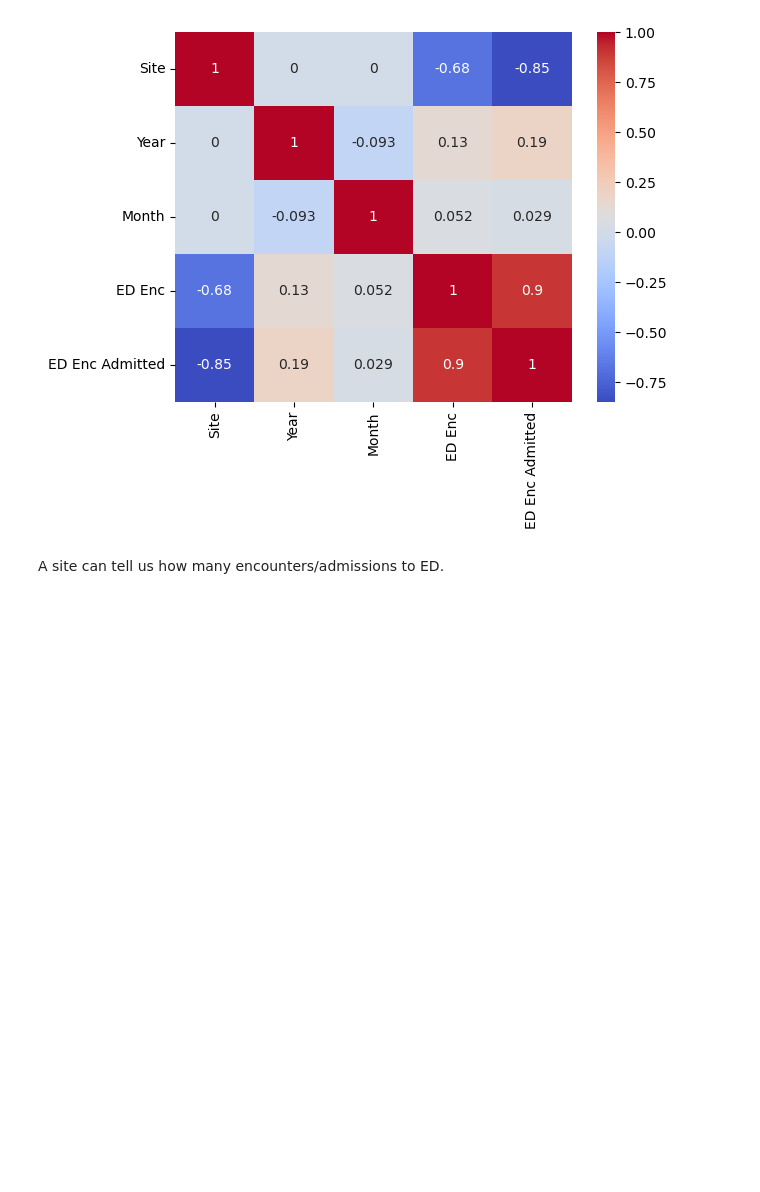
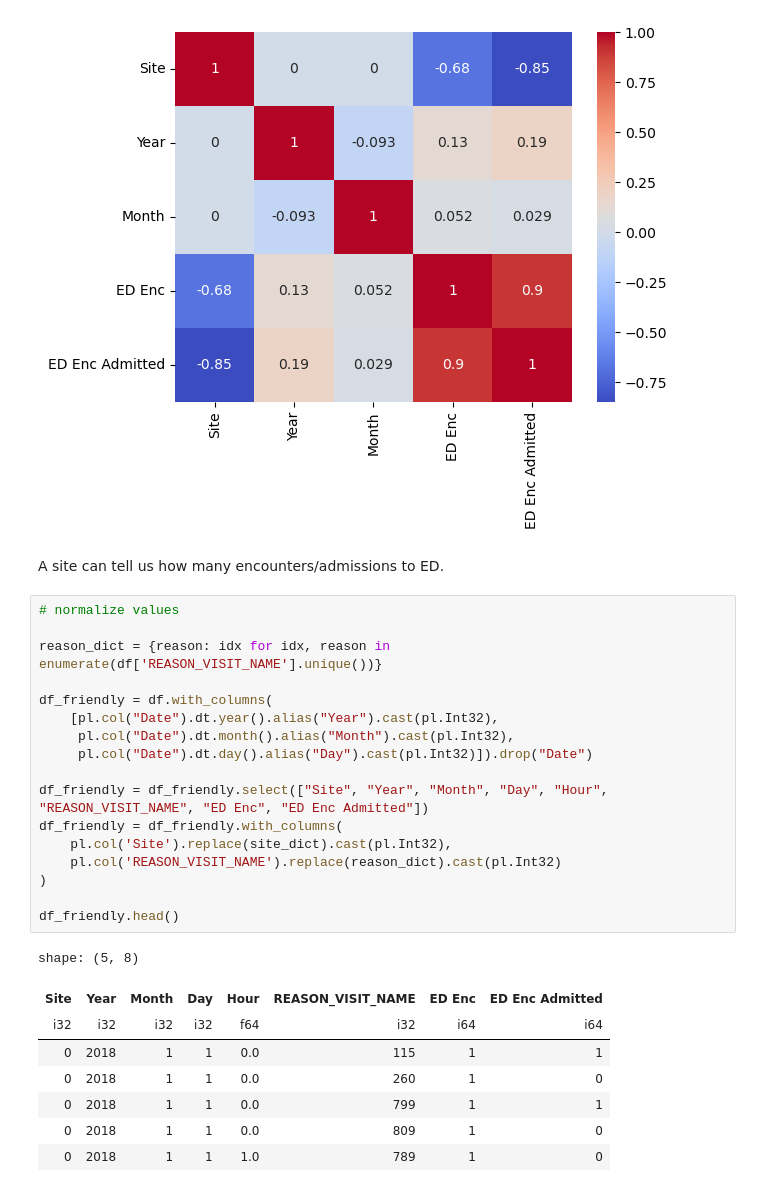
Before and after one commit to southdakotamines-datascience/dsu-no-sleep, a Jupyter notebook: explore.ipynb, the cells around one changed output. Drawn from its saved outputs; the diff is of its cells as text; blank space fills up the shorter version.

```diff
--- a/explore.ipynb
+++ b/explore.ipynb
@@ -167,3 +167,29 @@ ax = sns.heatmap(monthly_site_data_normal.corr(), annot=True, cmap='coolwarm', x
 [figure]
 # %% [markdown]
 A site can tell us how many encounters/admissions to ED.
+# %%
+# normalize values
+
+reason_dict = {reason: idx for idx, reason in enumerate(df['REASON_VISIT_NAME'].unique())}
+
+df_friendly = df.with_columns(
+    [pl.col("Date").dt.year().alias("Year").cast(pl.Int32),
+     pl.col("Date").dt.month().alias("Month").cast(pl.Int32),
+     pl.col("Date").dt.day().alias("Day").cast(pl.Int32)]).drop("Date")
+
+df_friendly = df_friendly.select(["Site", "Year", "Month", "Day", "Hour", "REASON_VISIT_NAME", "ED Enc", "ED Enc Admitted"])
+df_friendly = df_friendly.with_columns(
+    pl.col('Site').replace(site_dict).cast(pl.Int32),
+    pl.col('REASON_VISIT_NAME').replace(reason_dict).cast(pl.Int32)
+)
+
+df_friendly.head()
+# %% [output]
+shape: (5, 8)
+| Site | Year | Month | Day | Hour | REASON_VISIT_NAME | ED Enc | ED Enc Admitted |
+| i32 | i32 | i32 | i32 | f64 | i32 | i64 | i64 |
+| 0 | 2018 | 1 | 1 | 0.0 | 115 | 1 | 1 |
+| 0 | 2018 | 1 | 1 | 0.0 | 260 | 1 | 0 |
+| 0 | 2018 | 1 | 1 | 0.0 | 799 | 1 | 1 |
+| 0 | 2018 | 1 | 1 | 0.0 | 809 | 1 | 0 |
+| 0 | 2018 | 1 | 1 | 1.0 | 789 | 1 | 0 |
```
Also changed, not shown: parts of 2 cells of this notebook.
